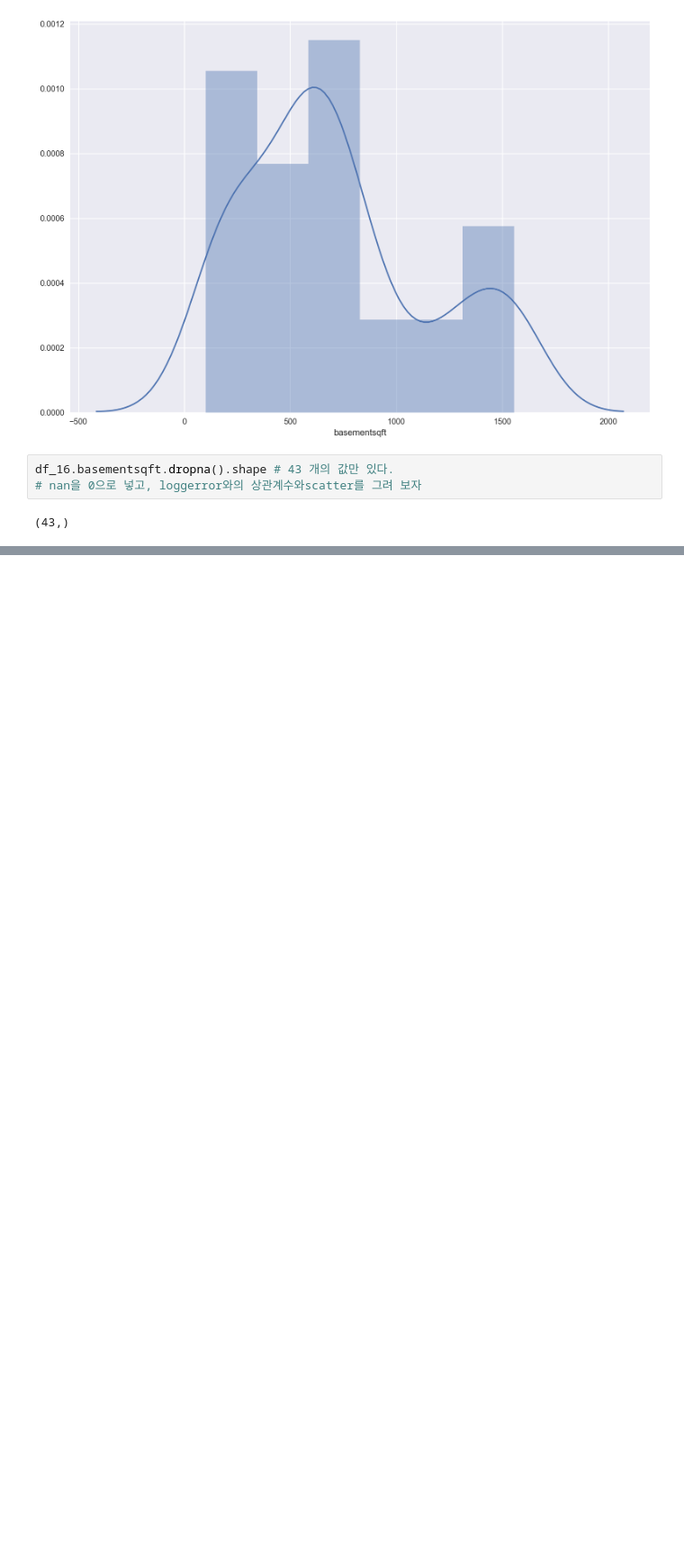
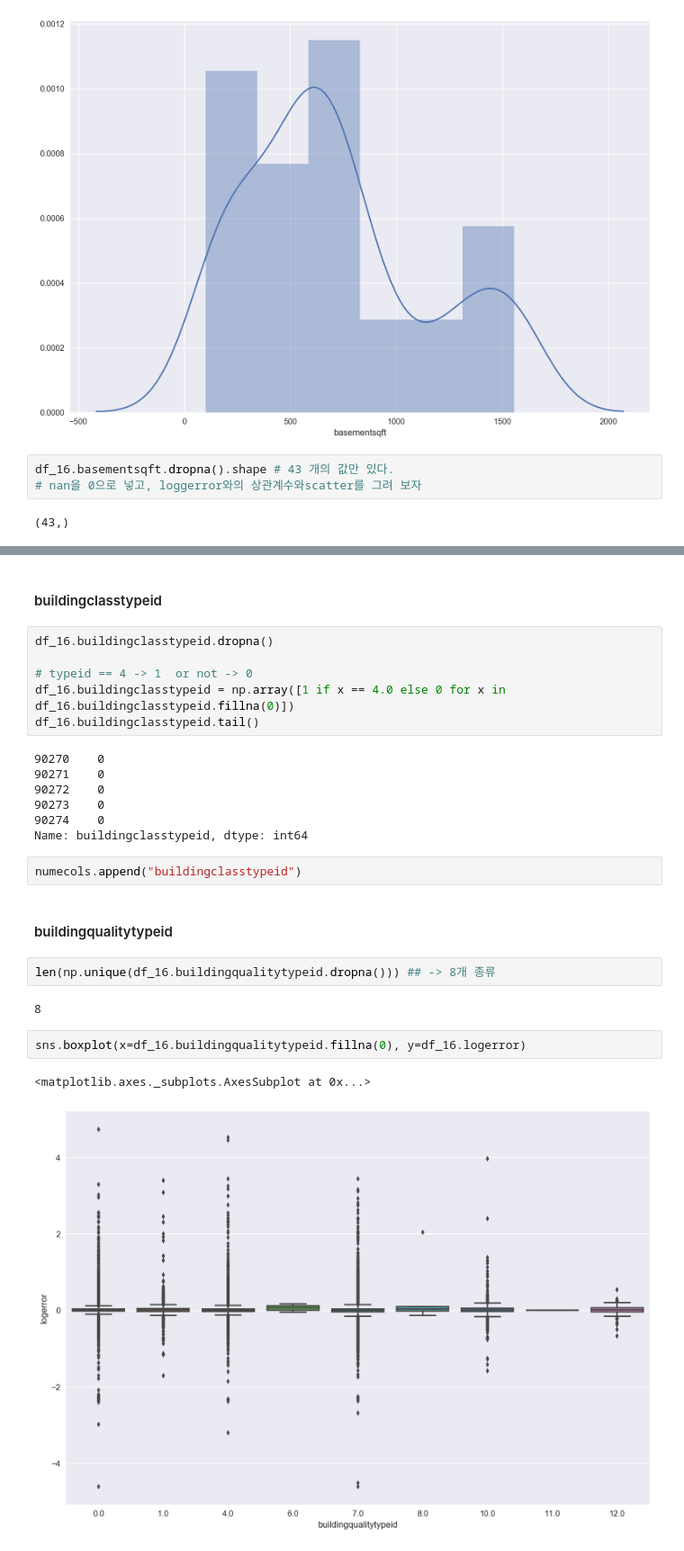
Before and after one commit to minus31/Zillow_Home_Value_Prediction, a Jupyter notebook: notebooks/EDA_properties.ipynb, the cells around one changed output, grey strips where cells are left out. Shown at 90% size. Saved outputs shown, nothing was run; the diff lists cells and outputs as text; blank space fills up the shorter version.

```diff
--- a/notebooks/EDA_properties.ipynb
+++ b/notebooks/EDA_properties.ipynb
@@ -211,0 +267,28 @@ plt.scatter(df_16.bathroomcnt, df_16.logerror)
+# %% [markdown]
+#### buildingclasstypeid
+# %%
+df_16.buildingclasstypeid.dropna()
+
+# typeid == 4 -> 1  or not -> 0
+df_16.buildingclasstypeid = np.array([1 if x == 4.0 else 0 for x in df_16.buildingclasstypeid.fillna(0)])
+df_16.buildingclasstypeid.tail()
+# %% [output]
+90270    0
+90271    0
+90272    0
+90273    0
+90274    0
+Name: buildingclasstypeid, dtype: int64
+# %%
+numecols.append("buildingclasstypeid")
+# %% [markdown]
+#### buildingqualitytypeid
+# %%
+len(np.unique(df_16.buildingqualitytypeid.dropna())) ## -> 8개 종류
+# %% [output]
+8
+# %%
+sns.boxplot(x=df_16.buildingqualitytypeid.fillna(0), y=df_16.logerror)
+# %% [output]
+<matplotlib.axes._subplots.AxesSubplot at 0x...>
+[figure, added]
```
Also changed, not shown: parts of 73 cells of this notebook, 3 other files.
